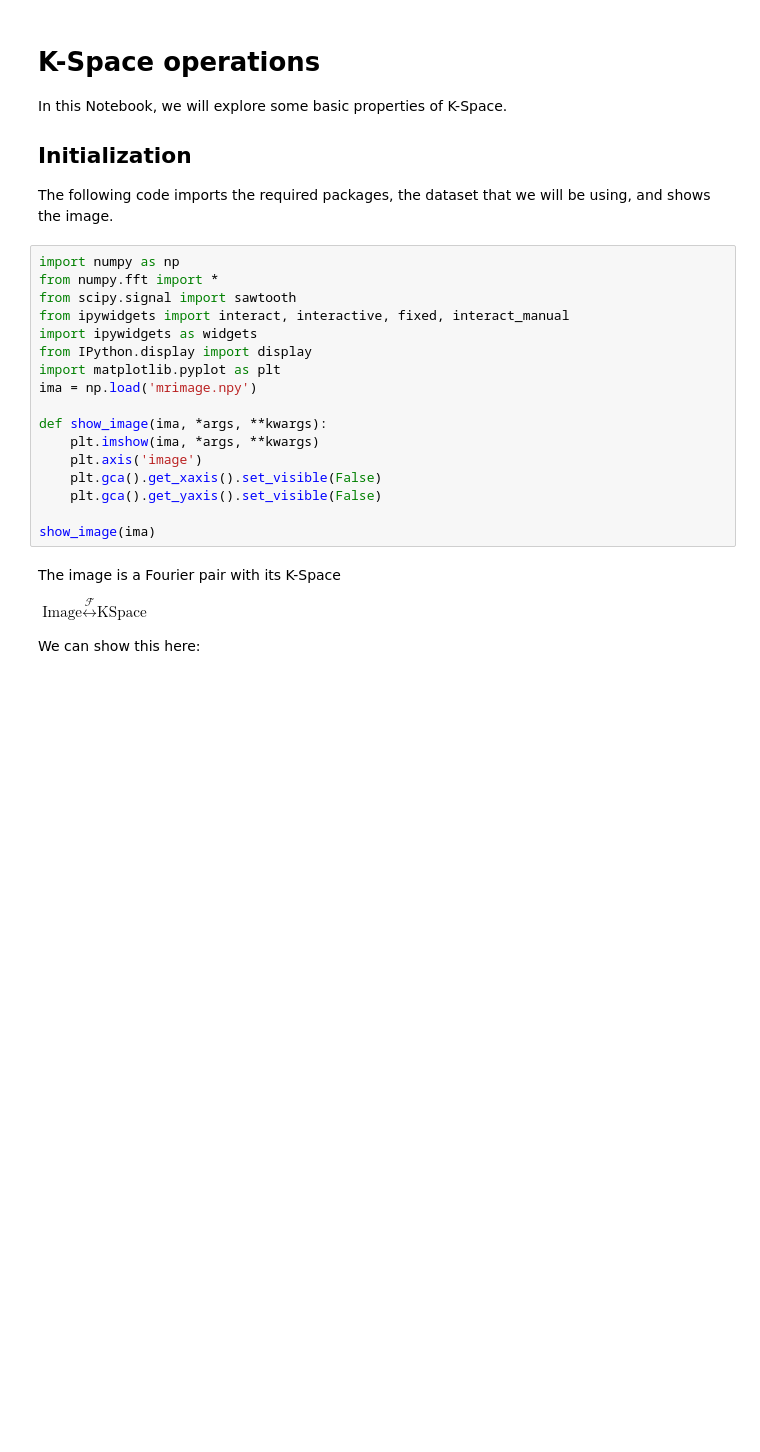
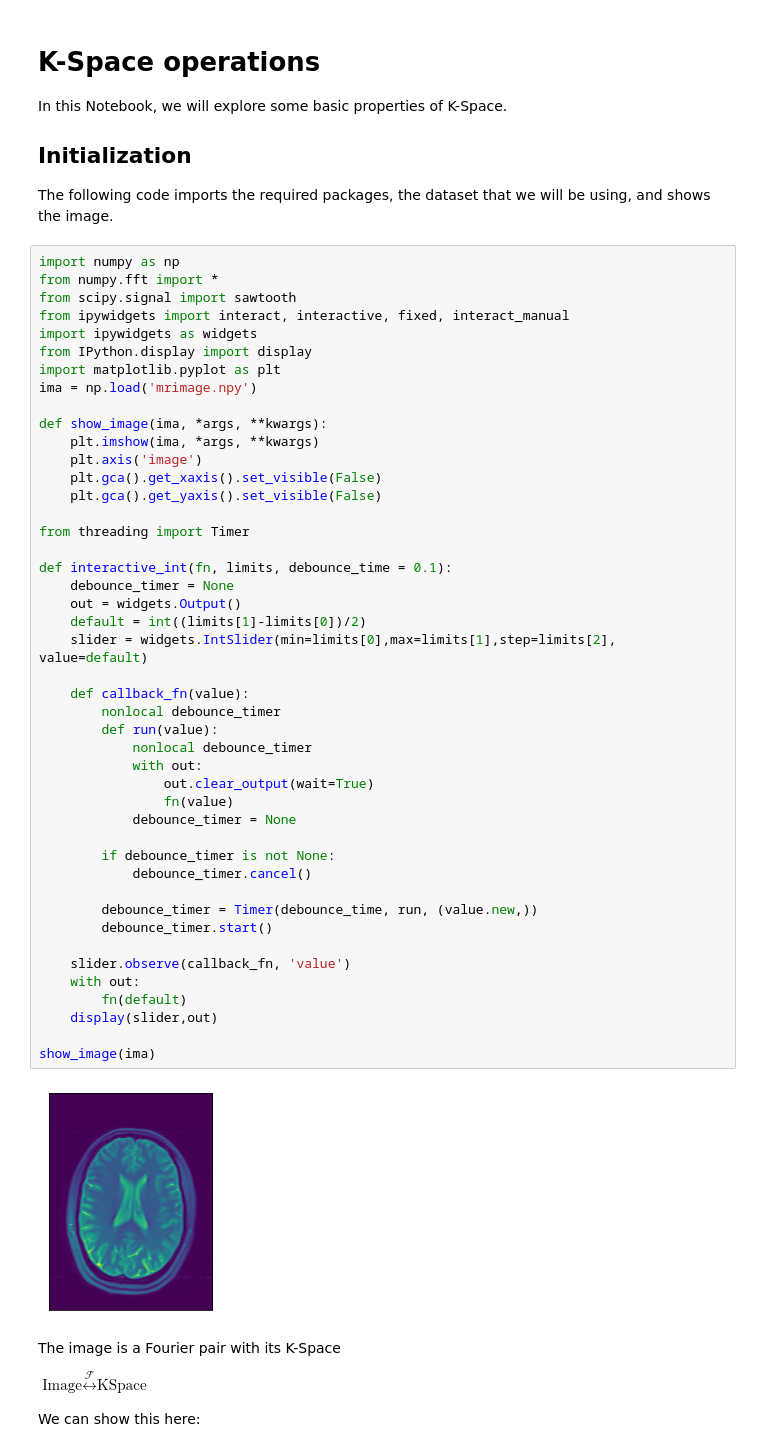
Before and after one commit to fsantini/qMRI_example, a Jupyter notebook: kspace.ipynb, the cells around one changed output. Drawn from its saved outputs; the diff is of its cells as text; blank space fills up the shorter version.

```diff
--- a/kspace.ipynb
+++ b/kspace.ipynb
@@ -9,20 +9,50 @@ The following code imports the required packages, the dataset that we will be us
 # %%
 import numpy as np
 from numpy.fft import *
 from scipy.signal import sawtooth
 from ipywidgets import interact, interactive, fixed, interact_manual
 import ipywidgets as widgets
 from IPython.display import display
 import matplotlib.pyplot as plt
 ima = np.load('mrimage.npy')
 
 def show_image(ima, *args, **kwargs):
     plt.imshow(ima, *args, **kwargs)
     plt.axis('image')
     plt.gca().get_xaxis().set_visible(False)
     plt.gca().get_yaxis().set_visible(False)
 
+from threading import Timer
+
+def interactive_int(fn, limits, debounce_time = 0.1):
+    debounce_timer = None
+    out = widgets.Output()
+    default = int((limits[1]-limits[0])/2)
+    slider = widgets.IntSlider(min=limits[0],max=limits[1],step=limits[2], value=default)
+
+    def callback_fn(value):
+        nonlocal debounce_timer
+        def run(value):
+            nonlocal debounce_timer
+            with out:
+                out.clear_output(wait=True)
+                fn(value)
+            debounce_timer = None
+
+        if debounce_timer is not None:
+            debounce_timer.cancel()
+
+        debounce_timer = Timer(debounce_time, run, (value.new,))
+        debounce_timer.start()
+
+    slider.observe(callback_fn, 'value')
+    with out:
+        fn(default)
+    display(slider,out)
+
 show_image(ima)
+# %% [output]
+[figure, added]
 # %% [markdown]
 The image is a Fourier pair with its K-Space
 
```
Also changed, not shown: parts of 22 cells of this notebook.
